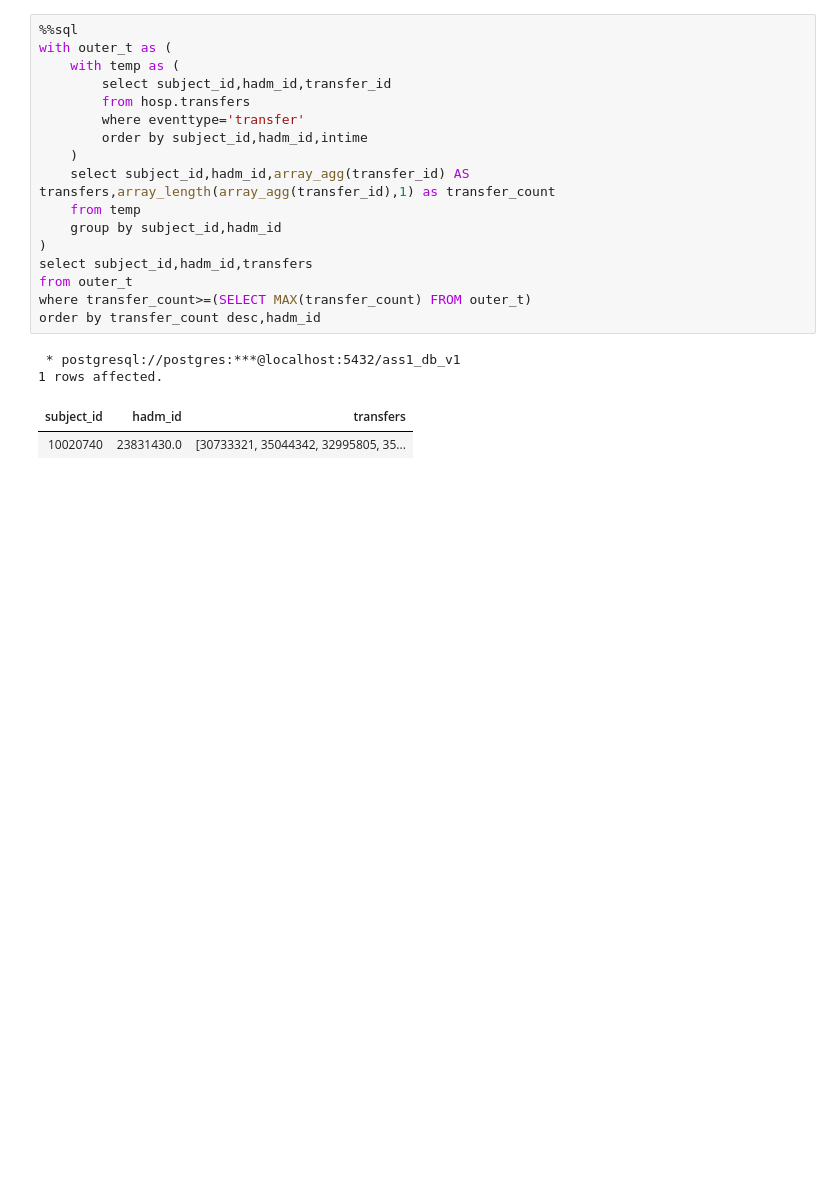
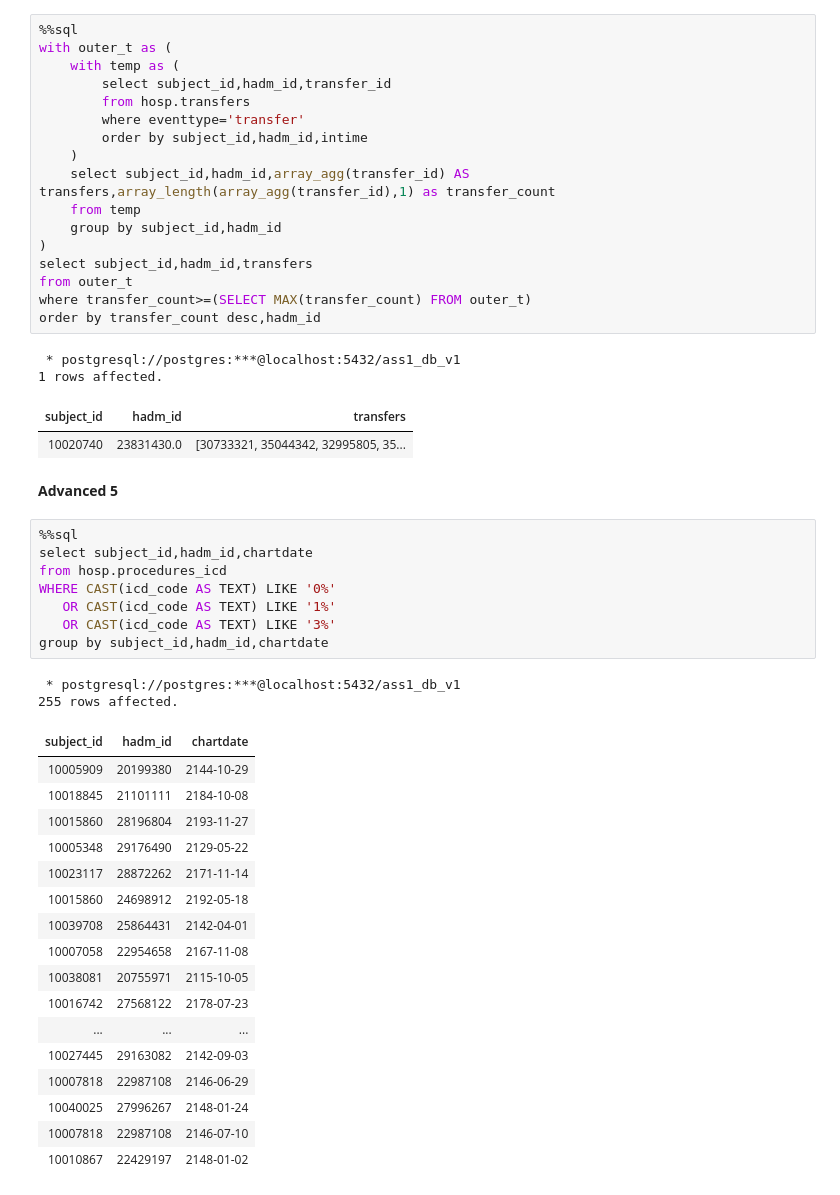
Before and after one commit to sarthak-panda/Sem6, a Jupyter notebook: COL362/Assignments/A1/rough.ipynb, the cells around one changed output. Cells and saved outputs as stored; diff of their text form; blank space fills up the shorter version.

```diff
--- a/COL362/Assignments/A1/rough.ipynb
+++ b/COL362/Assignments/A1/rough.ipynb
@@ -1152,3 +1152,33 @@ order by transfer_count desc,hadm_id
 1 rows affected.
 | subject_id | hadm_id | transfers |
 | 10020740 | 23831430.0 | [30733321, 35044342, 32995805, 35... |
+# %% [markdown]
+**Advanced 5**
+# %%
+%%sql
+select subject_id,hadm_id,chartdate
+from hosp.procedures_icd
+WHERE CAST(icd_code AS TEXT) LIKE '0%'
+   OR CAST(icd_code AS TEXT) LIKE '1%'
+   OR CAST(icd_code AS TEXT) LIKE '3%'
+group by subject_id,hadm_id,chartdate
+# %% [output]
+ * postgresql://postgres:***@localhost:5432/ass1_db_v1
+255 rows affected.
+| subject_id | hadm_id | chartdate |
+| 10005909 | 20199380 | 2144-10-29 |
+| 10018845 | 21101111 | 2184-10-08 |
+| 10015860 | 28196804 | 2193-11-27 |
+| 10005348 | 29176490 | 2129-05-22 |
+| 10023117 | 28872262 | 2171-11-14 |
+| 10015860 | 24698912 | 2192-05-18 |
+| 10039708 | 25864431 | 2142-04-01 |
+| 10007058 | 22954658 | 2167-11-08 |
+| 10038081 | 20755971 | 2115-10-05 |
+| 10016742 | 27568122 | 2178-07-23 |
+| ... | ... | ... |
+| 10027445 | 29163082 | 2142-09-03 |
+| 10007818 | 22987108 | 2146-06-29 |
+| 10040025 | 27996267 | 2148-01-24 |
+| 10007818 | 22987108 | 2146-07-10 |
+| 10010867 | 22429197 | 2148-01-02 |
```
Also changed, not shown: parts of 1 cell of this notebook.
